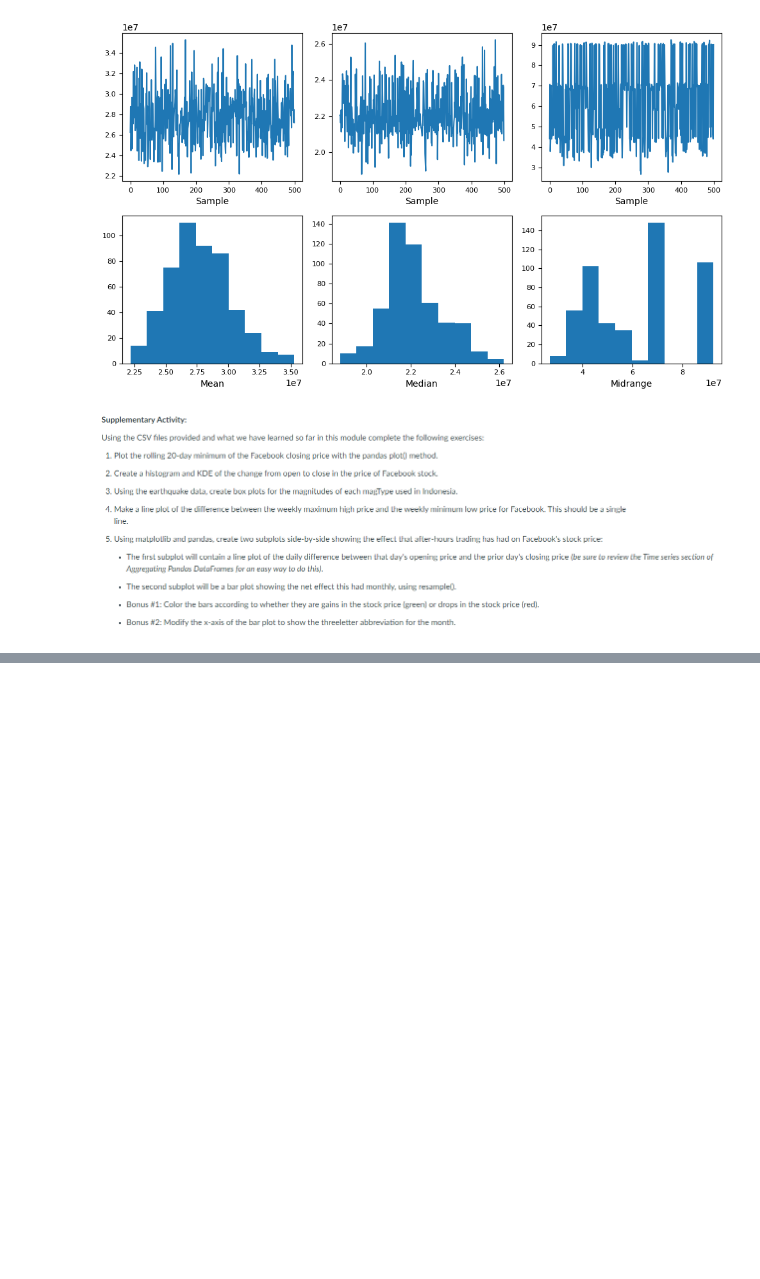
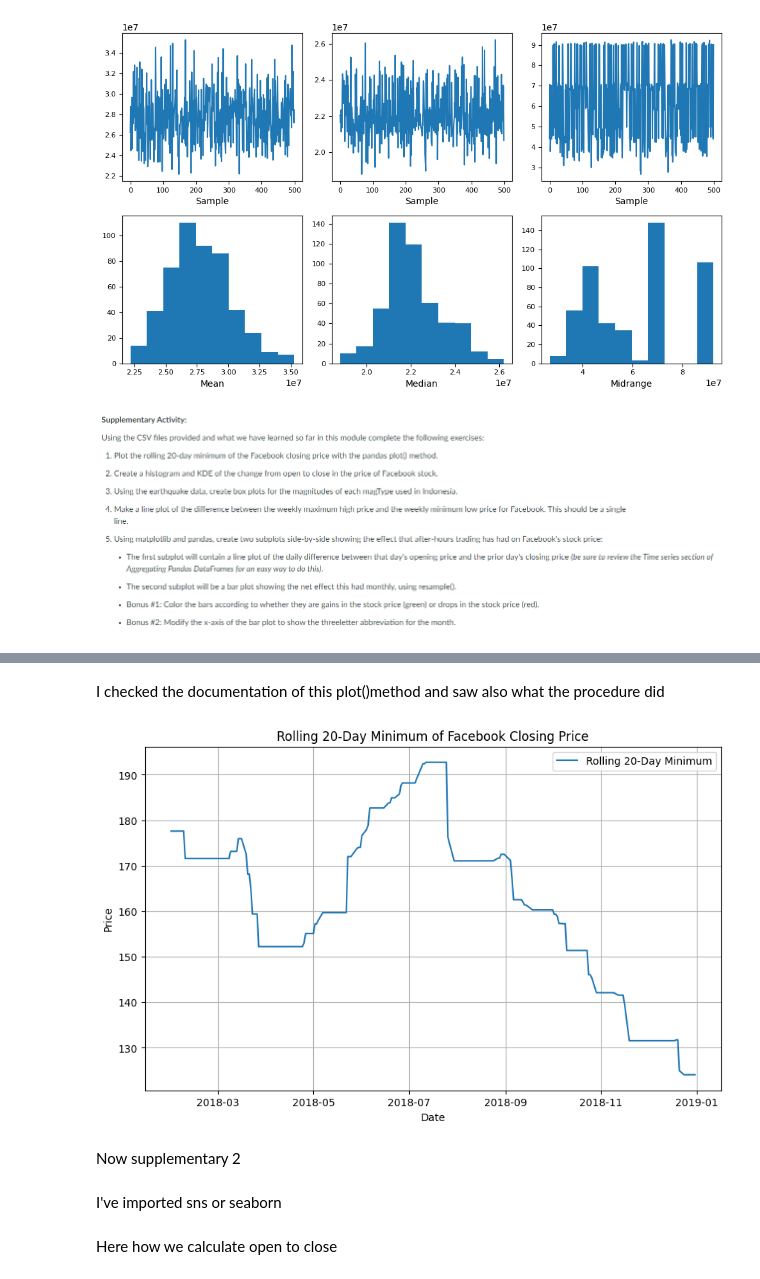
Before and after one commit to Jhill-Cabos/CPE311_Computational-Thinking-with-Python, a Jupyter notebook: MIDTERMS/HOA 9.1 (CABOS)/CABOS_Hands_on_Activity_9_1_Data_Visualization_using_Pandas_and_Matplotlib.ipynb, the cells around one changed output, grey strips where cells are left out. Cells and saved outputs as stored; diff of their text form; code cells hidden in the pictures; blank space fills up the shorter version.

```diff
--- a/MIDTERMS/HOA 9.1 (CABOS)/CABOS_Hands_on_Activity_9_1_Data_Visualization_using_Pandas_and_Matplotlib.ipynb
+++ b/MIDTERMS/HOA 9.1 (CABOS)/CABOS_Hands_on_Activity_9_1_Data_Visualization_using_Pandas_and_Matplotlib.ipynb
@@ -672,0 +680,2 @@ fig = bootstrap_plot(fb.volume, fig=plt.figure(figsize=(10, 6)))
+# %%
+fb_plot = pd.read_csv('fb_stock_prices_2018.csv')
@@ -672,0 +701,20 @@ fig = bootstrap_plot(fb.volume, fig=plt.figure(figsize=(10, 6)))
+# %% [markdown]
+I checked the documentation of this plot()method and saw also what the procedure did
+# %%
+fb_plot['date'] = pd.to_datetime(fb_plot['date'])
+fb_plot.set_index('date', inplace=True)
+rolling_min = fb_plot['close'].rolling(window=20).min()
+plt.figure(figsize=(10, 6))
+plt.plot(fb_plot.index, rolling_min, label='Rolling 20-Day Minimum')
+plt.title('Rolling 20-Day Minimum of Facebook Closing Price')
+plt.xlabel('Date')
+plt.ylabel('Price')
+plt.legend()
+plt.grid(True)
+plt.show()
+# %% [output]
+[figure, added]
+# %% [markdown]
+Now supplementary 2
+# %% [markdown]
+I've imported sns or seaborn
@@ -672,0 +723,2 @@ fig = bootstrap_plot(fb.volume, fig=plt.figure(figsize=(10, 6)))
+# %% [markdown]
+Here how we calculate open to close
```
Also changed, not shown: parts of 35 cells of this notebook.
